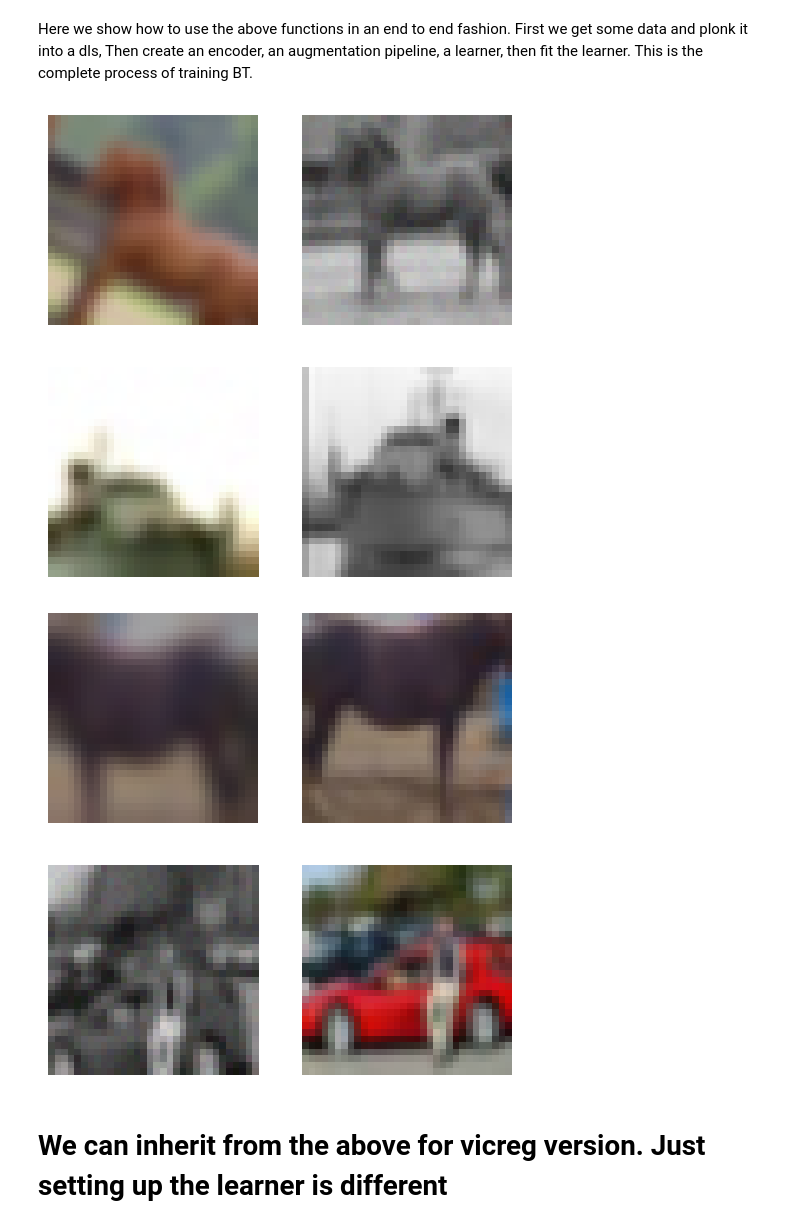
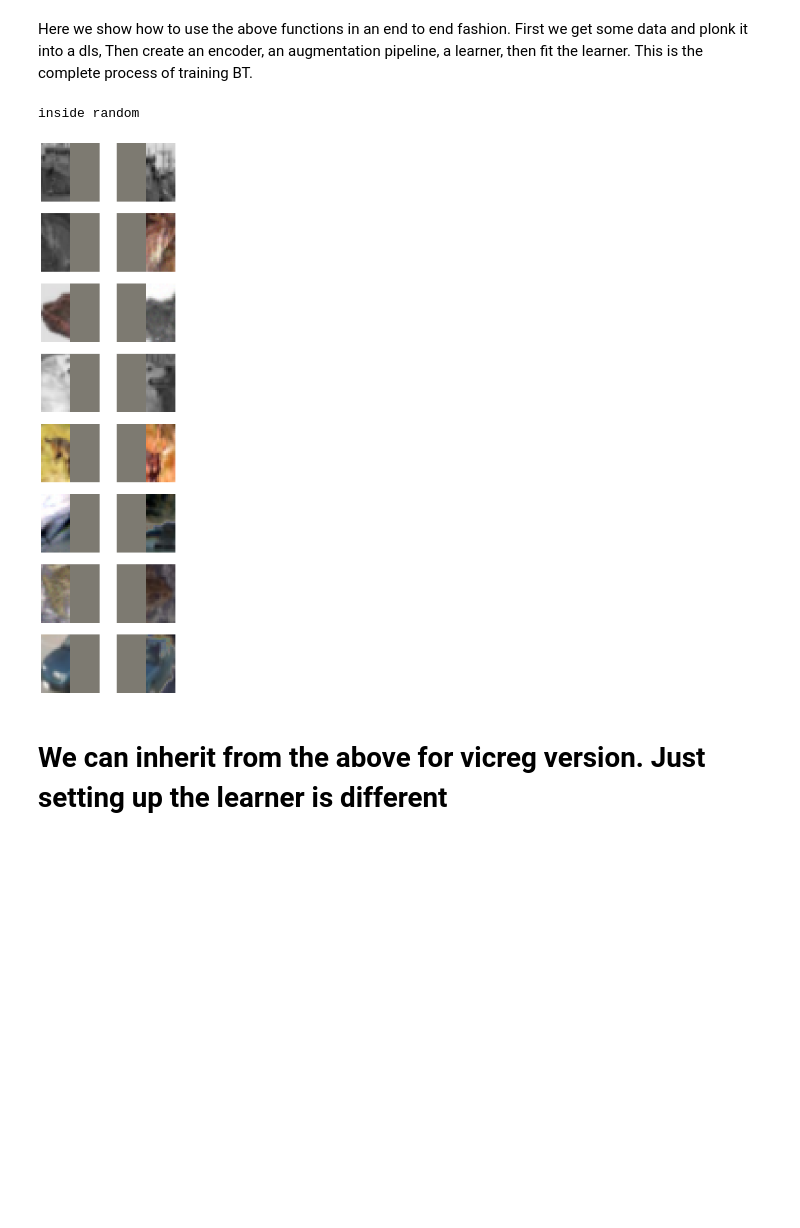
Before and after one commit to hamish-haggerty/base_rbt, a Jupyter notebook: nbs/base_model.ipynb, the cells around one changed output. Drawn from its saved outputs; the diff is of its cells as text; code cells hidden in the pictures; blank space fills up the shorter version.

Commit message:
hacking on binocular stuff. added left_right cutout augmentation

```diff
--- a/nbs/base_model.ipynb
+++ b/nbs/base_model.ipynb
@@ -435,7 +435,15 @@ class VICRegModel(Module):
 
         return z1, z2
 
-def create_vicreg_model(left_encoder, right_encoder, hidden_size=256, projection_size=128, bn=True, nlayers=3, shared_projector=True):
+#override fastai method basically
+from fastai.vision.learner import in_channels as fastai_in_channels
+def in_channels(m):
+    try:
+        return m.in_channels
+    except AttributeError:
+        return fastai_in_channels(m)
+
+def create_vicreg_model(left_encoder, right_encoder,hidden_size=256, projection_size=128, bn=True, nlayers=3, shared_projector=True):
     """
     Create VICReg model with flexible projector configuration
 
@@ -577,11 +585,23 @@ class VICReg(BarlowTwins):
 
         #here we dont zero pad at all, just get 16x32 (for cifar, say)
         if self.model_type == 'br_vicreg':
-            # Original implementation for 'vicreg'
+            ### Original implementation for 'vicreg'
             if self.n_in == 1:
                 xi, xj = self.aug1(TensorImageBW(self.x)), self.aug2(TensorImageBW(self.x))
             elif self.n_in == 3:
                 xi, xj = self.aug1(TensorImage(self.x)), self.aug2(TensorImage(self.x))
+
+                   # Randomly apply left/right masking with 50% probability
+            p = 0.5
+            if random.random() < p:
+                # Calculate the split point
+                _, _, _, width = xi.shape
+                split_point = width // 2
+
+                # Zero out the right half of xi and the left half of xj
+                xi[:, :, :, split_point:] = 0
+                xj[:, :, :, :split_point] = 0
+
             self.learn.xb = (torch.cat([xi, xj], dim=0),)
 
 
@@ -879,13 +904,13 @@ def show_vicreg_batch(dls,n_in,aug,n=2,print_augs=True,model_type='vicreg'):
 # %%
 #|hide
 
-dls = get_ssl_dls('cifar10',bs=32,size=128,device=default_device())
-aug = get_bt_cifar10_aug_pipelines(32)
-show_vicreg_batch(dls,n_in=3,aug=aug,n=2,print_augs=True,model_type='vicreg')
-show_vicreg_batch(dls,n_in=3,aug=aug,n=2,print_augs=True,model_type='br_vicreg')
+#dls = get_ssl_dls('cifar10',bs=32,size=128,device=default_device())
+#aug = get_bt_cifar10_aug_pipelines(32)
+#show_vicreg_batch(dls,n_in=3,aug=aug,n=2,print_augs=True,model_type='vicreg')
+show_vicreg_batch(dls,n_in=3,aug=aug,n=8,print_augs=True,model_type='br_vicreg')
 # %% [output]
+inside random
-[figure, old version]
+[figure, new version]
-[figure, removed]
 # %%
 #| export
 class SaveBarlowLearnerCheckpoint(Callback):
```
Also changed, not shown: parts of 4 cells of this notebook, 5 other files.
